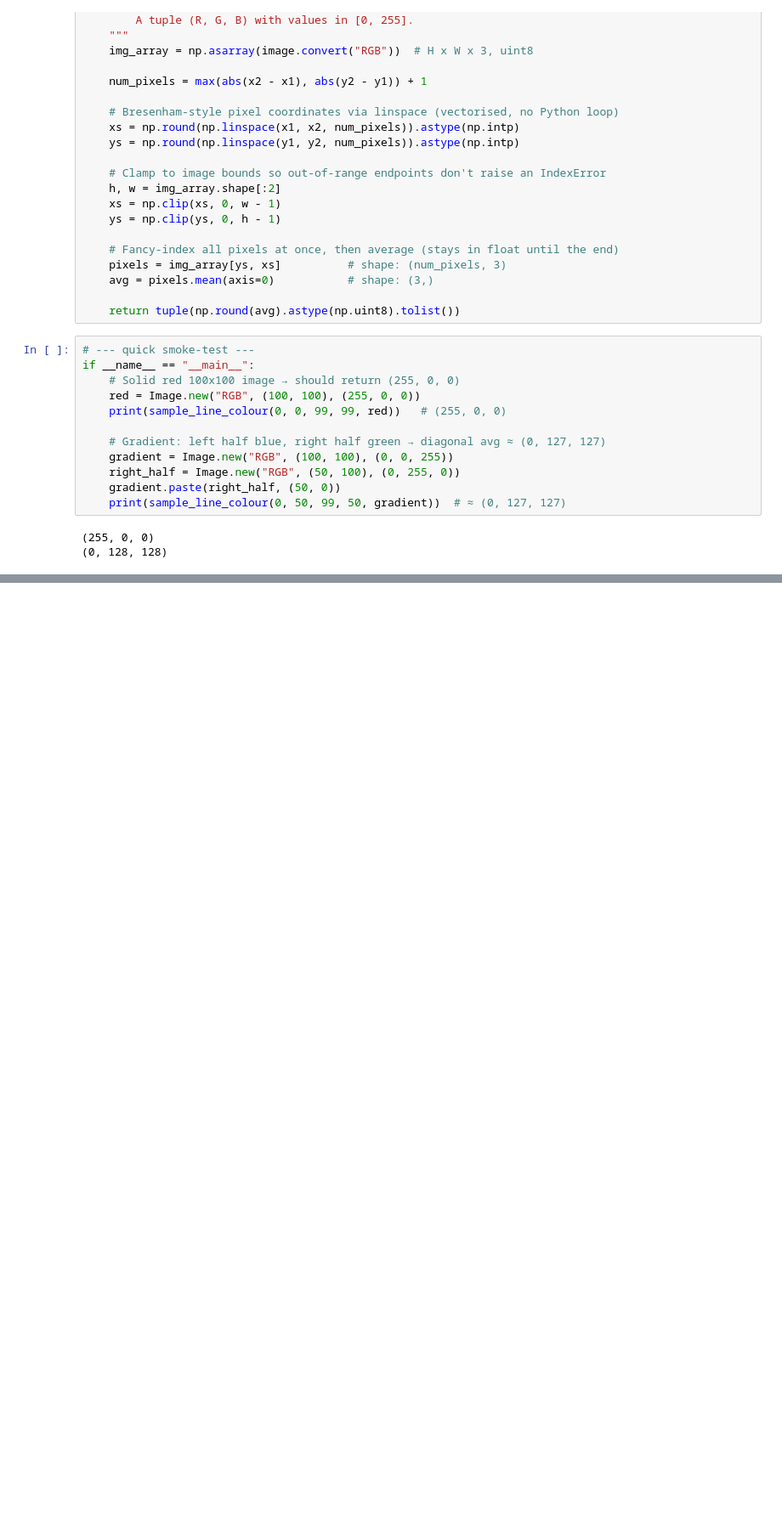
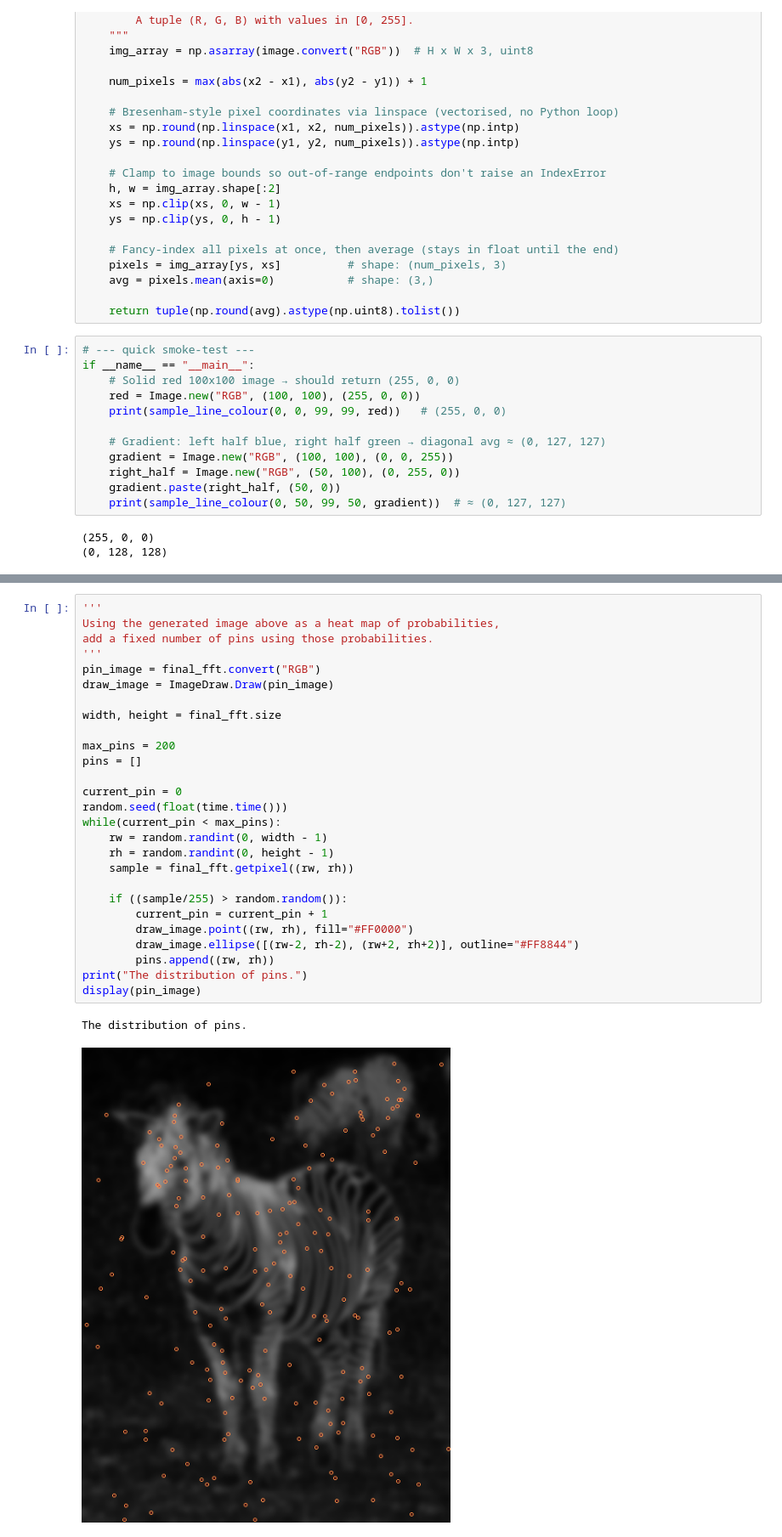
Before and after one commit to kjinks/StringOMatic, a Jupyter notebook: string_o_matic.ipynb, the cells around one changed output, grey strips where cells are left out. Shown at 85% size. Drawn from its saved outputs; the diff is of its cells as text; blank space fills up the shorter version.

```diff
--- a/string_o_matic.ipynb
+++ b/string_o_matic.ipynb
@@ -66,0 +174,30 @@ if __name__ == "__main__":
+# %%
+'''
+Using the generated image above as a heat map of probabilities,
+add a fixed number of pins using those probabilities.
+'''
+pin_image = final_fft.convert("RGB")
+draw_image = ImageDraw.Draw(pin_image)
+
+width, height = final_fft.size
+
+max_pins = 200
+pins = []
+
+current_pin = 0
+random.seed(float(time.time()))
+while(current_pin < max_pins):
+    rw = random.randint(0, width - 1)
+    rh = random.randint(0, height - 1)
+    sample = final_fft.getpixel((rw, rh))
+
+    if ((sample/255) > random.random()):
+        current_pin = current_pin + 1
+        draw_image.point((rw, rh), fill="#FF0000")
+        draw_image.ellipse([(rw-2, rh-2), (rw+2, rh+2)], outline="#FF8844")
+        pins.append((rw, rh))
+print("The distribution of pins.")
+display(pin_image)
+# %% [output]
+The distribution of pins.
+[figure, added]
```
Also changed, not shown: parts of 5 cells of this notebook, 2 other files.
